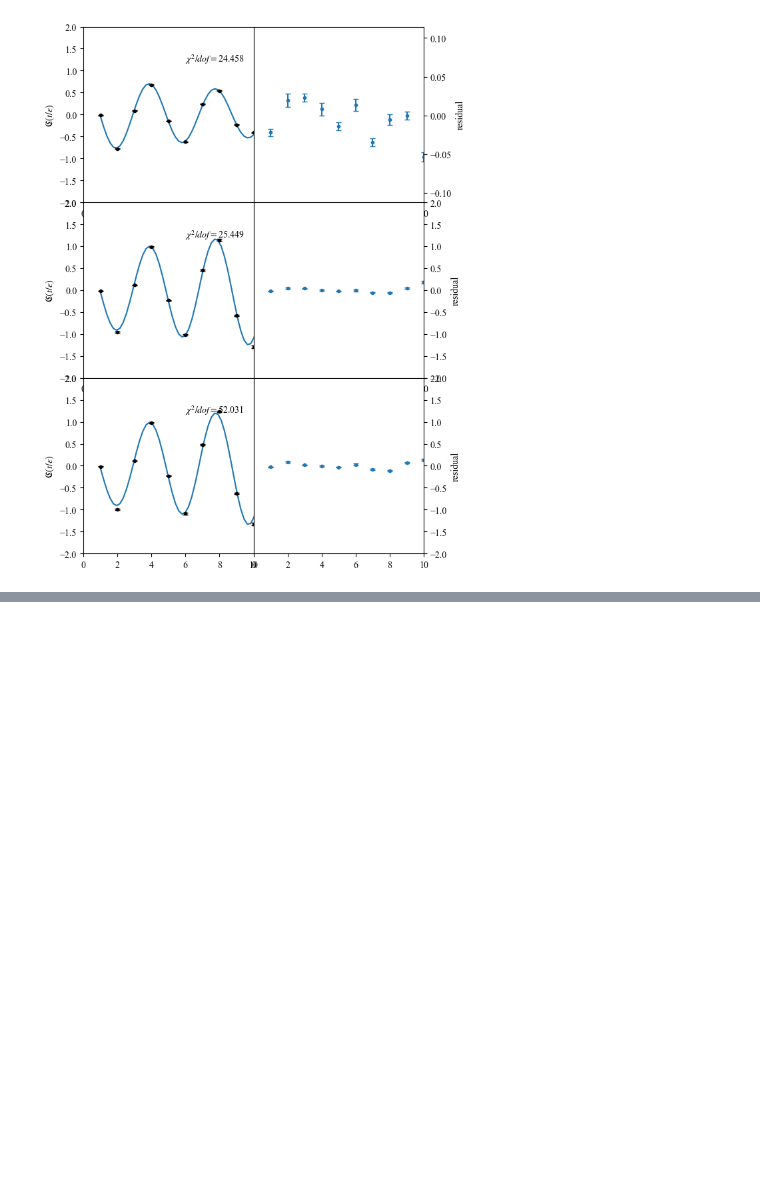
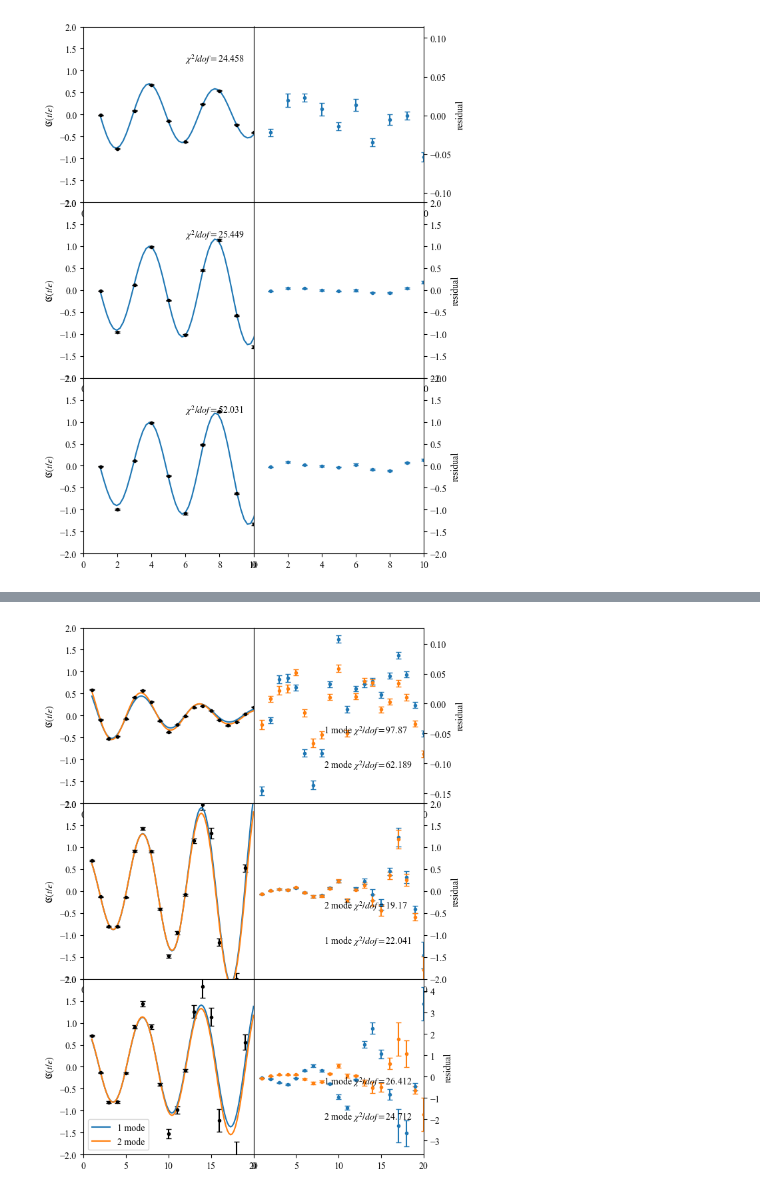
Before and after one commit to hlammiv/z2_matter_qc, a Jupyter notebook: simulation_main/rundata/fourieranalysis/mike_analysis_suggestion.ipynb, the cells around one changed output, grey strips where cells are left out. Drawn from its saved outputs; the diff is of its cells as text; code cells hidden in the pictures; blank space fills up the shorter version.

```diff
--- a/simulation_main/rundata/fourieranalysis/mike_analysis_suggestion.ipynb
+++ b/simulation_main/rundata/fourieranalysis/mike_analysis_suggestion.ipynb
@@ -352,0 +406,92 @@ Settings:
+# %%
+
+
+inflate_sig1 = {(2, 4): 1, (1, 4): 1, (1, 2): 1, (2, 2): 1}
+inflate_sig2 = {(2, 4): 1, (1, 4): 1, (1, 2): 1, (2, 2):1}
+inflate_sig3 = {(2, 4): 1, (1, 4): 1, (1, 2): 1, (2, 2): 1}
+
+data1 = gv.gvar(gv.mean(data_points[key][0]), gv.evalcov(data_points[key][0]) * inflate_sig1[key])
+data2 = gv.gvar(gv.mean(data_points[key][0] / data_points[key][1]),
+                gv.evalcov(data_points[key][0] / data_points[key][1]) * inflate_sig2[key])
+data3 = gv.gvar(gv.mean(data_points[key][0] / fcn(np.linspace(1, trims[key], trims[key]),
+                                  all_fits[key].p)),
+                gv.evalcov(data_points[key][0] / fcn(np.linspace(1, trims[key], trims[key]),
+                                  all_fits[key].p)) * inflate_sig3[key])
+# data3 = np.array([1, 1, 1, 1, 1, 1, -1, 1, 1, 1]) * data3
+fit11, _ = get_fit_corr(key, data1, p0=[1, 0.84, 0, 0])
+fit12, _ = get_fit_corr2(key, data1, p0=[1, 0.84,  1.25, 0, 0])
+fit21, _ = get_fit_corr(key, data2, p0=[1, 0.84, 0, 0])
+fit22, _ = get_fit_corr2(key, data2, p0=[1, 0.84,  1.25, 0, 0])
+fit31, _ = get_fit_corr(key, data3, p0=[1, 0.84, 0, 0])
+fit32, _ = get_fit_corr2(key, data3, p0=[0.8, 0.9, 0.4, 0.0349, 0.1016])
+print(fit32)
+fig, ax = plt.subplots(ncols=2, nrows=3)
+xpoints = np.linspace(1, len(data1), 100)
+xpts = np.linspace(1, len(data1), len(data1))
+
+ax[0, 0].errorbar(np.linspace(1, len(data1), len(data1)),
+             gv.mean(data1), yerr=gv.sdev(data1), capsize=3, color=colors[0], fmt='.')
+
+ax[0, 0].plot(xpoints, fcn(xpoints, gv.mean(fit11.p)))
+ax[0, 1].errorbar(xpts, gv.mean(fcn(xpts, fit11.p) - data1), yerr=gv.sdev(data1),
+                  capsize=3, fmt='.')
+
+ax[0, 0].plot(xpoints, fcn2p(xpoints, gv.mean(fit12.p)))
+ax[0, 1].errorbar(xpts, gv.mean(fcn2p(xpts, fit12.p) - data1), yerr=gv.sdev(data1),
+                  capsize=3, fmt='.')
+
+
+ax[1, 0].errorbar(np.linspace(1, len(data1), len(data1)),
+             gv.mean(data2), yerr=gv.sdev(data2), capsize=3, color=colors[0], fmt='.')
+
+ax[1, 0].plot(xpoints, fcn(xpoints, gv.mean(fit21.p)))
+ax[1, 1].errorbar(xpts, gv.mean(fcn(xpts, fit21.p) - data2), yerr=gv.sdev(data2),
+                  capsize=3, fmt='.')
+
+ax[1, 0].plot(xpoints, fcn2p(xpoints, gv.mean(fit22.p)))
+ax[1, 1].errorbar(xpts, gv.mean(fcn2p(xpts, fit22.p) - data2), yerr=gv.sdev(data2),
+                  capsize=3, fmt='.')
+
+
+ax[2, 0].errorbar(np.linspace(1, len(data1), len(data1)),
+             gv.mean(data3), yerr=gv.sdev(data3), capsize=3, color=colors[0], fmt='.')
+
+ax[2, 0].plot(xpoints, fcn(xpoints, gv.mean(fit31.p)), label='1 mode')
+ax[2, 1].errorbar(xpts, gv.mean(fcn(xpts, fit32.p) - data3), yerr=gv.sdev(data3),
+                  capsize=3, fmt='.')
+
+ax[2, 0].plot(xpoints, fcn2p(xpoints, gv.mean(fit32.p)), label='2 mode')
+ax[2, 1].errorbar(xpts, gv.mean(fcn2p(xpts, fit32.p) - data3), yerr=gv.sdev(data3),
+                  capsize=3, fmt='.')
+ax[2, 0].legend()
+for i in range(3):
+    ax[i, 1].yaxis.tick_right()
+    ax[i, 1].yaxis.set_label_position("right")
+    ax[i, 1].set_ylabel('residual')
+    ax[i, 0].set_ylabel(r'$\mathfrak{C}(t / \epsilon)$')
+    ax[i, 0].set_ylim(-2, 2)
+    ax[i, 0].set_xlim(0, 20)
+    ax[i, 1].set_xlim(0, 20)
+ax[0, 1].annotate(r' 1 mode $\chi^2 / dof = $' + str(np.round(fit11.chi2 / fit11.dof, decimals=3)),
+                 (0.4, 0.4), xycoords='axes fraction')
+ax[1, 1].annotate(r' 2 mode $\chi^2 / dof = $' + str(np.round(fit21.chi2 / fit21.dof, decimals=3)),
+                 (0.4, 0.4), xycoords='axes fraction')
+ax[2, 1].annotate(r' 1 mode $\chi^2 / dof = $' + str(np.round(fit31.chi2 / fit31.dof, decimals=3)),
+                 (0.4, 0.4), xycoords='axes fraction')
+ax[0, 1].annotate(r' 2 mode $\chi^2 / dof = $' + str(np.round(fit12.chi2 / fit12.dof, decimals=3)),
+                 (0.4, 0.2), xycoords='axes fraction')
+ax[1, 1].annotate(r' 1 mode $\chi^2 / dof = $' + str(np.round(fit22.chi2 / fit22.dof, decimals=3)),
+                 (0.4, 0.2), xycoords='axes fraction')
+ax[2, 1].annotate(r' 2 mode $\chi^2 / dof = $' + str(np.round(fit32.chi2 / fit32.dof, decimals=3)),
+                 (0.4, 0.2), xycoords='axes fraction')
+ax[1, 1].set_ylim(-2, 2)
+# ax[2, 1].set_ylim(-2, 2)
+# ax[0, 0].plot(xpoints, fcn(xpoints, gv.mean(fit2.p)))
+# ax[0, 0].plot(xpoints, fcn(xpoints, gv.mean(fit3.p)))
+
+fig.set_size_inches((6.5, 8.5))
+fig.tight_layout()
+fig.subplots_adjust(hspace=0, wspace=0)
+
+fig.savefig(f'test_fit_proceedurecomp_m{key[0]}ns{key[1]}.pdf')
+# %% [output]
@@ -352,0 +511 @@ Settings:
+[figure, added]
```
Also changed, not shown: parts of 42 cells of this notebook, 29 other files.
